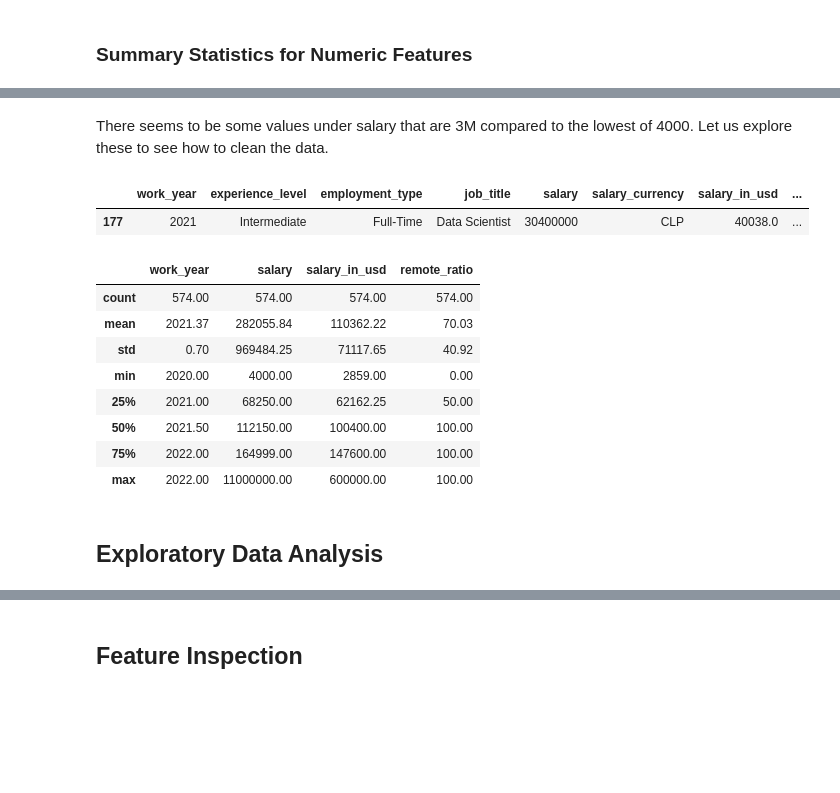
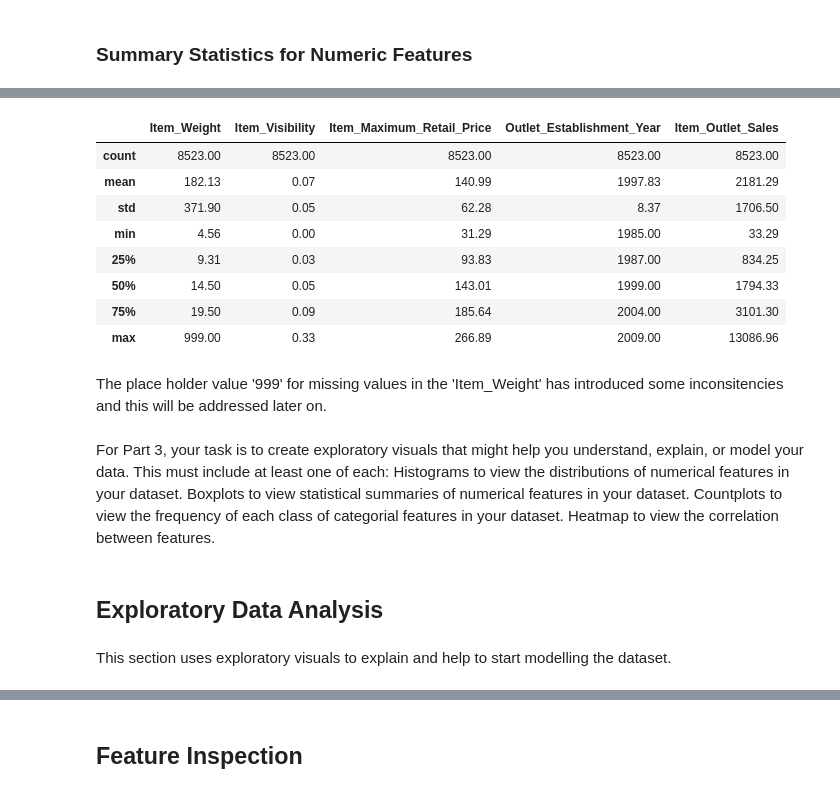
Before and after one commit to Aggie2024/Prediction-of-Product-Sales, a Jupyter notebook: Prediction_of_Product_Sales.ipynb, the cells around one changed output, grey strips where cells are left out. Saved outputs shown, nothing was run; the diff lists cells and outputs as text; code cells hidden in the pictures; blank space fills up the shorter version.

```diff
--- a/Prediction_of_Product_Sales.ipynb
+++ b/Prediction_of_Product_Sales.ipynb
@@ -159,6 +139,6 @@ Addressing missing values in `experience_level` column.
 # %%
-# Fill in missing values for experience_level column with the word Unknown.
-df_sales['experience_level'] = df_sales['experience_level'].fillna(value = 'Unknown')
+# Fill in missing values for 'Outlet_Size column with the word Missing.
+df['Outlet_Size'] = df['Outlet_Size'].fillna(value = 'Missing')
 #checking the column again
-df_sales['experience_level'].value_counts()
+df['Outlet_Size'].value_counts()
 # %% [output]
@@ -259,0 +154,4 @@ memory usage: 53.9+ KB
+# %%
+# use the list of num columns to fill null values with '999'
+df['Item_Weight']  = df['Item_Weight'].fillna(999)
+df['Item_Weight'].isna().sum()
@@ -350,0 +198,4 @@ Name: employment_type, dtype: int64
+# %%
+# Rename the Item_Fat_Content categories.
+df['Item_Fat_Content'] = df['Item_Fat_Content'].replace({'LF':'Low Fat','reg':'Regular','low fat':'Low Fat'})
+df['Item_Fat_Content'].value_counts()
@@ -350,0 +209,5 @@ Name: employment_type, dtype: int64
+# %%
+# Create a dictionary called rename_dict
+rename_dict = {"Item_MRP":"Item_Maximum_Retail_Price"}
+df = df.rename(rename_dict,axis=1)
+df.head()
@@ -365,9 +222,0 @@ df_sales.describe().round(2)
-# %% [markdown]
-There seems to be some values under salary that are 3M compared to the lowest of 4000. Let us explore these to see how to clean the data.
-# %%
-# Find rows with 3M salary and up
-sal_3m = df_sales['salary'] >= 30000000
-df_sales[sal_3m]
-# %% [output]
-|  | work_year | experience_level | employment_type | job_title | salary | salary_currency | salary_in_usd | ... |
-| 177 | 2021 | Intermediate | Full-Time | Data Scientist | 30400000 | CLP | 40038.0 | ... |
@@ -377,15 +223,22 @@ df_sales.drop(index=177, inplace = True)
 # %%
-# Run the descriptive stats again
-df_sales.describe().round(2)
+# Obtain the summary stats for numeric columns
+df.describe().round(2)
 # %% [output]
-|  | work_year | salary | salary_in_usd | remote_ratio |
-| count | 574.00 | 574.00 | 574.00 | 574.00 |
-| mean | 2021.37 | 282055.84 | 110362.22 | 70.03 |
-| std | 0.70 | 969484.25 | 71117.65 | 40.92 |
-| min | 2020.00 | 4000.00 | 2859.00 | 0.00 |
-| 25% | 2021.00 | 68250.00 | 62162.25 | 50.00 |
-| 50% | 2021.50 | 112150.00 | 100400.00 | 100.00 |
-| 75% | 2022.00 | 164999.00 | 147600.00 | 100.00 |
-| max | 2022.00 | 11000000.00 | 600000.00 | 100.00 |
+|  | Item_Weight | Item_Visibility | Item_Maximum_Retail_Price | Outlet_Establishment_Year | Item_Outlet_Sales |
+| count | 8523.00 | 8523.00 | 8523.00 | 8523.00 | 8523.00 |
+| mean | 182.13 | 0.07 | 140.99 | 1997.83 | 2181.29 |
+| std | 371.90 | 0.05 | 62.28 | 8.37 | 1706.50 |
+| min | 4.56 | 0.00 | 31.29 | 1985.00 | 33.29 |
+| 25% | 9.31 | 0.03 | 93.83 | 1987.00 | 834.25 |
+| 50% | 14.50 | 0.05 | 143.01 | 1999.00 | 1794.33 |
+| 75% | 19.50 | 0.09 | 185.64 | 2004.00 | 3101.30 |
+| max | 999.00 | 0.33 | 266.89 | 2009.00 | 13086.96 |
+# %% [markdown]
+The place holder value '999' for missing values in the 'Item_Weight' has introduced some inconsitencies and this will be addressed later on.
+# %% [markdown]
+For Part 3, your task is to create exploratory visuals that might help you understand, explain, or model your data. This must include at least one of each:
+Histograms to view the distributions of numerical features in your dataset. Boxplots to view statistical summaries of numerical features in your dataset. Countplots to view the frequency of each class of categorial features in your dataset. Heatmap to view the correlation between features.
 # %% [markdown]
-## Exploratory Data Analysis
+## **Exploratory Data Analysis**
+# %% [markdown]
+This section uses exploratory visuals to explain and help to start modelling the dataset.
```
Also changed, not shown: parts of 72 cells of this notebook.
